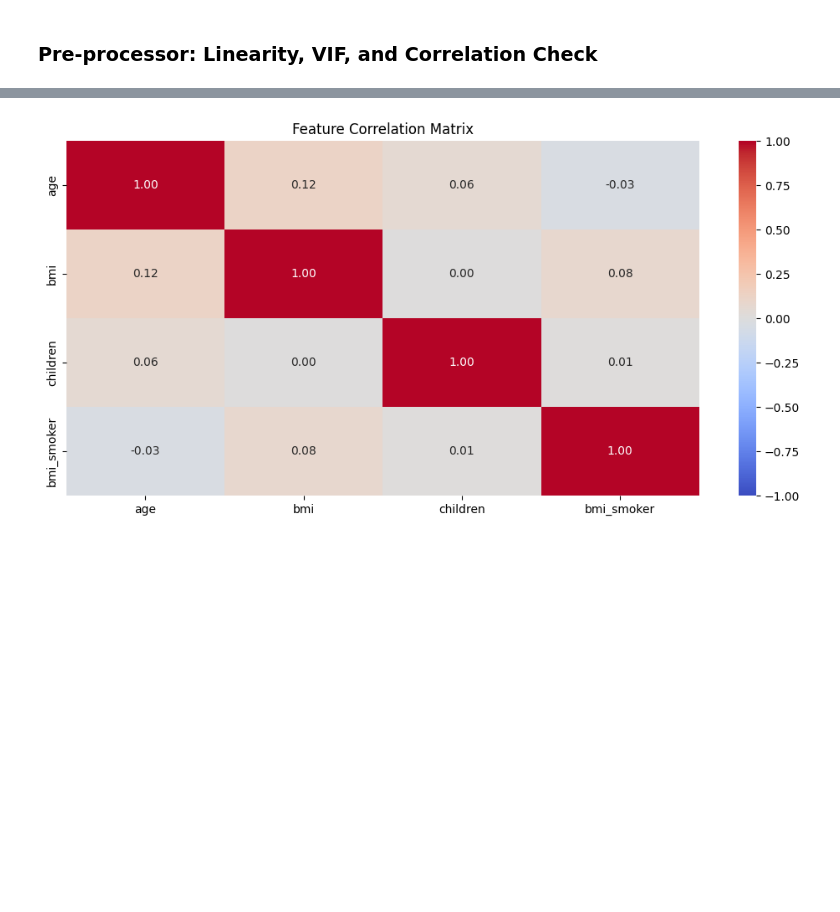
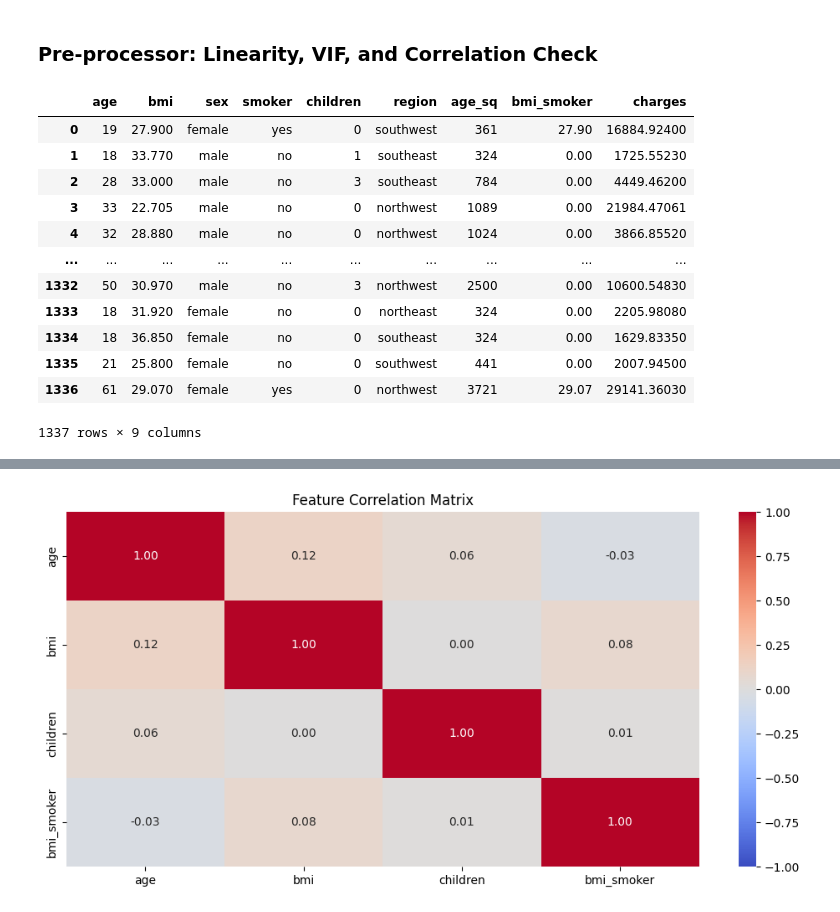
Before and after one commit to lokkenchan/linear_regression_001, a Jupyter notebook: notebooks/02_feature_engineering.ipynb, the cells around one changed output, grey strips where cells are left out. Drawn from its saved outputs; the diff is of its cells as text; code cells hidden in the pictures; blank space fills up the shorter version.

```diff
--- a/notebooks/02_feature_engineering.ipynb
+++ b/notebooks/02_feature_engineering.ipynb
@@ -119,3 +119,22 @@ candidate_feature_names = ["age", "bmi", "sex", "smoker", "children", "region",
 # %% [markdown]
 ### Pre-processor: Linearity, VIF, and Correlation Check
+# %%
+all_feat = build_features(df,candidate_feature_names)
+select_feat = select_features(all_feat,candidate_feature_names)
+preprocessor_df = pd.concat([select_feat,y],axis=1)
+preprocessor_df
+# %% [output]
+|  | age | bmi | sex | smoker | children | region | age_sq | bmi_smoker | charges |
+| 0 | 19 | 27.900 | female | yes | 0 | southwest | 361 | 27.90 | 16884.92400 |
+| 1 | 18 | 33.770 | male | no | 1 | southeast | 324 | 0.00 | 1725.55230 |
+| 2 | 28 | 33.000 | male | no | 3 | southeast | 784 | 0.00 | 4449.46200 |
+| 3 | 33 | 22.705 | male | no | 0 | northwest | 1089 | 0.00 | 21984.47061 |
+| 4 | 32 | 28.880 | male | no | 0 | northwest | 1024 | 0.00 | 3866.85520 |
+| ... | ... | ... | ... | ... | ... | ... | ... | ... | ... |
+| 1332 | 50 | 30.970 | male | no | 3 | northwest | 2500 | 0.00 | 10600.54830 |
+| 1333 | 18 | 31.920 | female | no | 0 | northeast | 324 | 0.00 | 2205.98080 |
+| 1334 | 18 | 36.850 | female | no | 0 | southeast | 324 | 0.00 | 1629.83350 |
+| 1335 | 21 | 25.800 | female | no | 0 | southwest | 441 | 0.00 | 2007.94500 |
+| 1336 | 61 | 29.070 | female | yes | 0 | northwest | 3721 | 29.07 | 29141.36030 |
+1337 rows × 9 columns
 # %%
```
Also changed, not shown: parts of 4 cells of this notebook, 2 other files.
